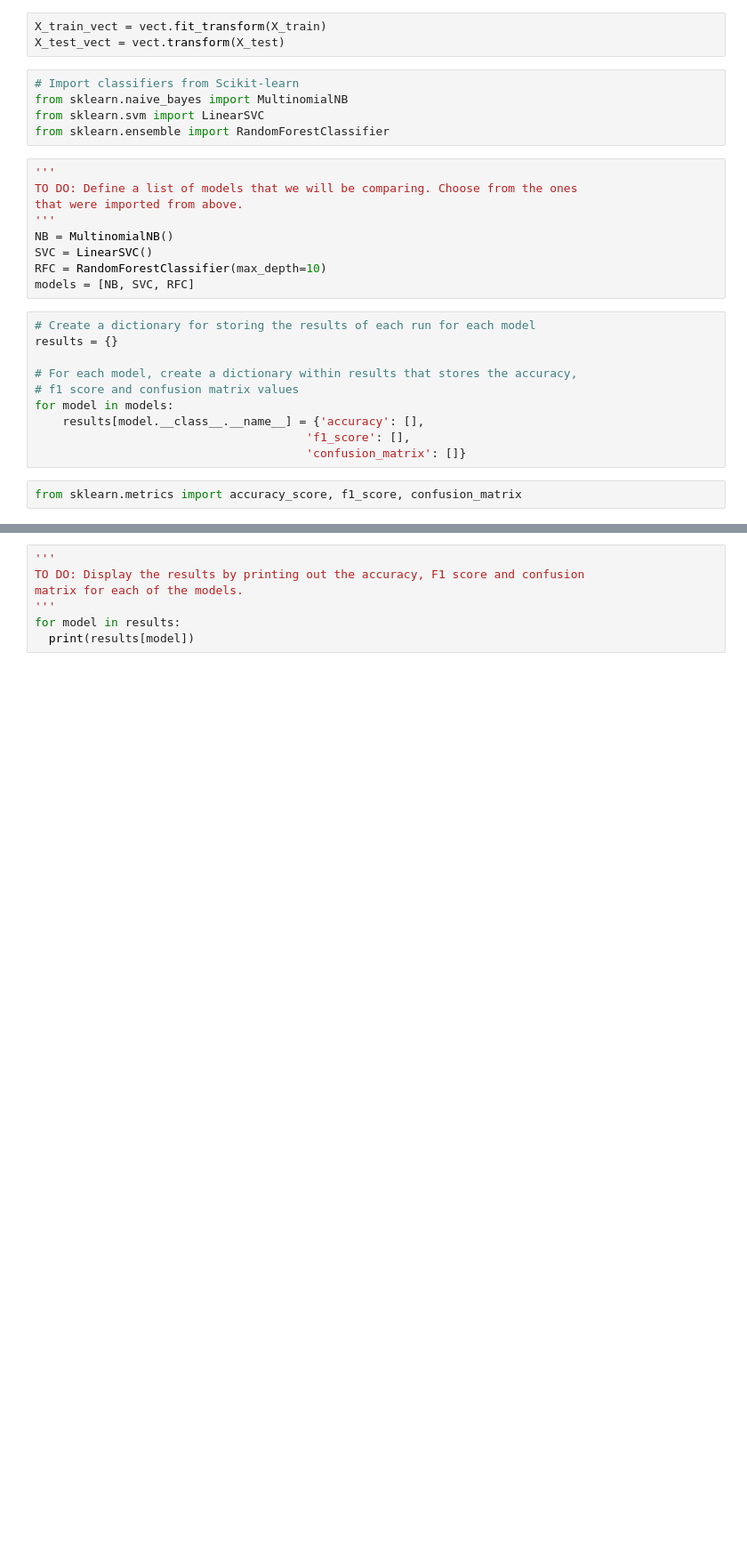
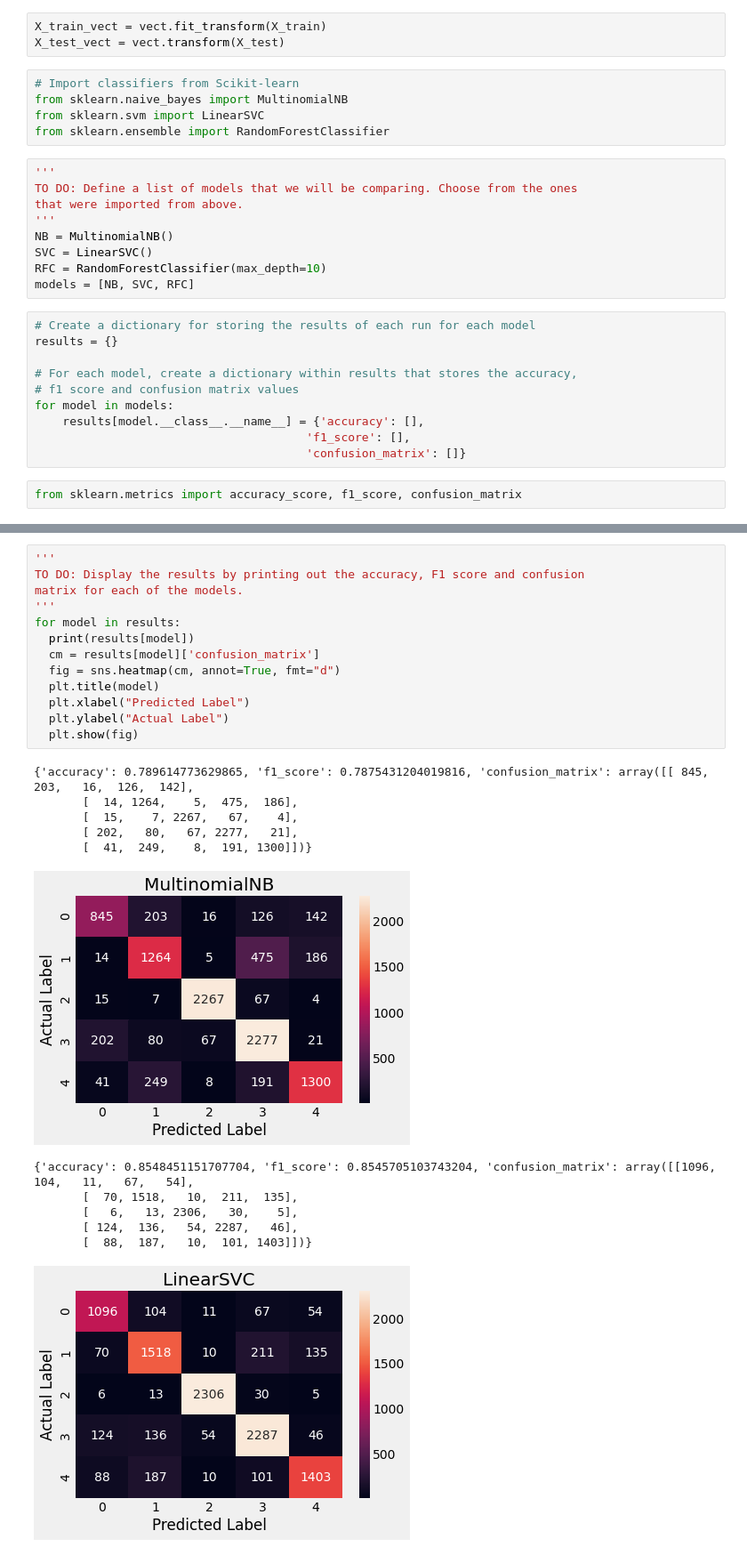
Before and after one commit to AnaCoda/WineClassifier, a Jupyter notebook: Wine_classification_non_NN_example.ipynb, the cells around one changed output, grey strips where cells are left out. Shown: that part at 89% size. Drawn from its saved outputs; the diff is of its cells as text; blank space fills up the shorter version.

Commit message:
Added seaborn visualizations and a predictor at the end for all four classifiers

```diff
--- a/Wine_classification_non_NN_example.ipynb
+++ b/Wine_classification_non_NN_example.ipynb
@@ -151,7 +254,26 @@ for model in models:
 # %%
 '''
 TO DO: Display the results by printing out the accuracy, F1 score and confusion
 matrix for each of the models.
 '''
 for model in results:
   print(results[model])
+  cm = results[model]['confusion_matrix']
+  fig = sns.heatmap(cm, annot=True, fmt="d")
+  plt.title(model)
+  plt.xlabel("Predicted Label")
+  plt.ylabel("Actual Label")
+  plt.show(fig)
+# %% [output]
+{'accuracy': 0.789614773629865, 'f1_score': 0.7875431204019816, 'confusion_matrix': array([[ 845,  203,   16,  126,  142],
+       [  14, 1264,    5,  475,  186],
+       [  15,    7, 2267,   67,    4],
+       [ 202,   80,   67, 2277,   21],
+       [  41,  249,    8,  191, 1300]])}
+[figure, added]
+{'accuracy': 0.8548451151707704, 'f1_score': 0.8545705103743204, 'confusion_matrix': array([[1096,  104,   11,   67,   54],
+       [  70, 1518,   10,  211,  135],
+       [   6,   13, 2306,   30,    5],
+       [ 124,  136,   54, 2287,   46],
+       [  88,  187,   10,  101, 1403]])}
+[figure, added]
```
Also changed, not shown: parts of 17 cells of this notebook.
